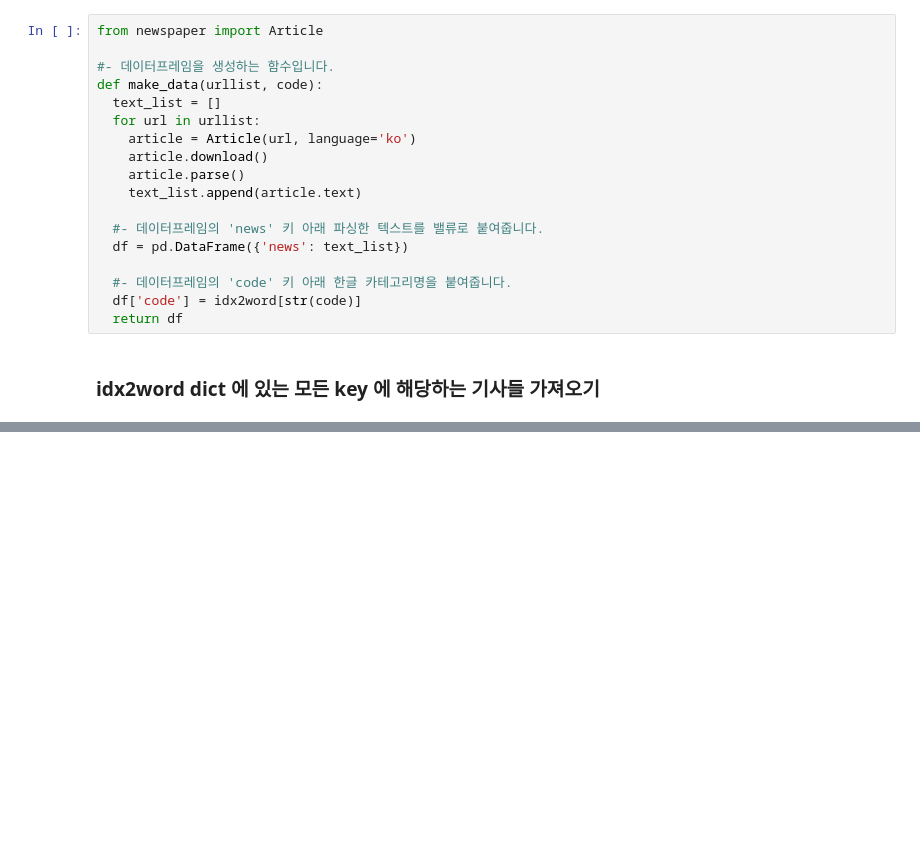
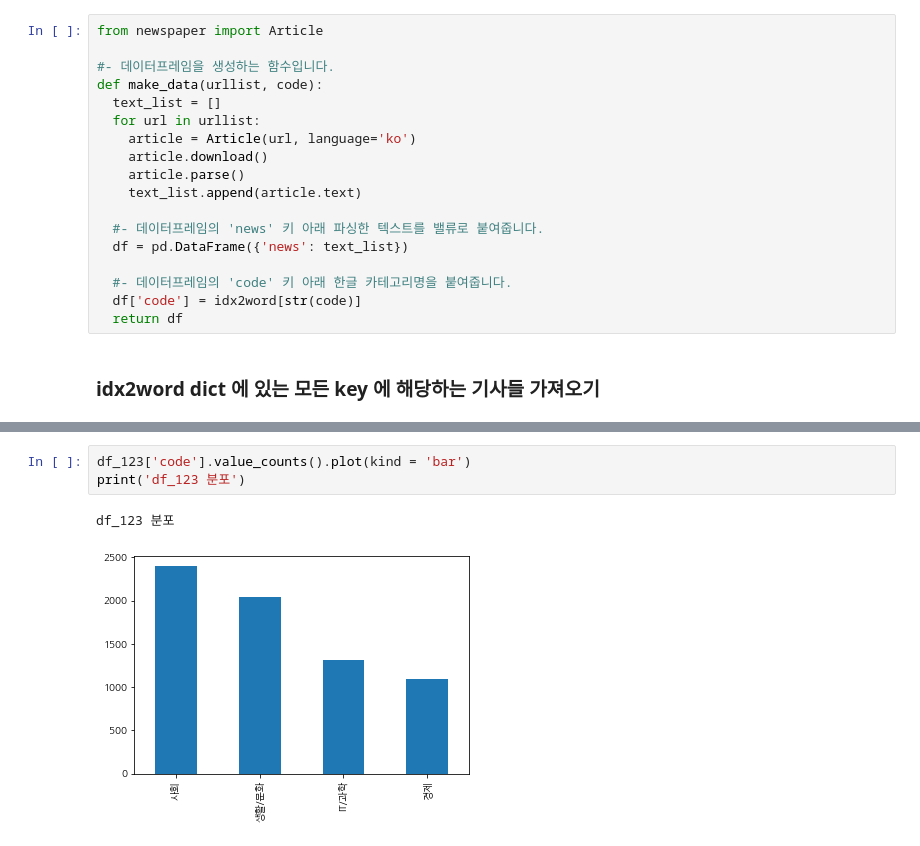
Before and after one commit to bluecandle/2020_AIFFEL, a Jupyter notebook: daily_notes/exploration_codes/e3_code/project_submit.ipynb, the cells around one changed output, grey strips where cells are left out. Cells and saved outputs as stored; diff of their text form; blank space fills up the shorter version.

```diff
--- a/daily_notes/exploration_codes/e3_code/project_submit.ipynb
+++ b/daily_notes/exploration_codes/e3_code/project_submit.ipynb
@@ -661,0 +812,6 @@ print('df_5의 분포')
+# %%
+df_123['code'].value_counts().plot(kind = 'bar')
+print('df_123 분포')
+# %% [output]
+df_123 분포
+[figure, added]
```
Also changed, not shown: parts of 24 cells of this notebook.
